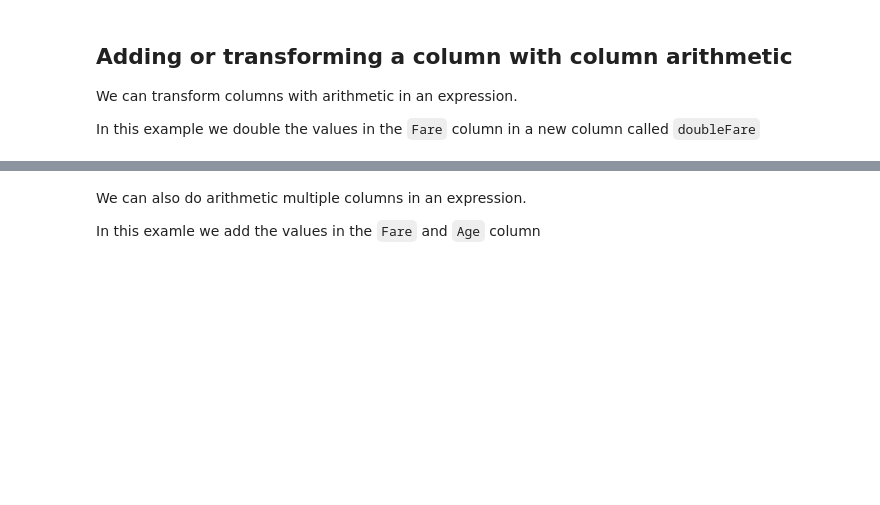
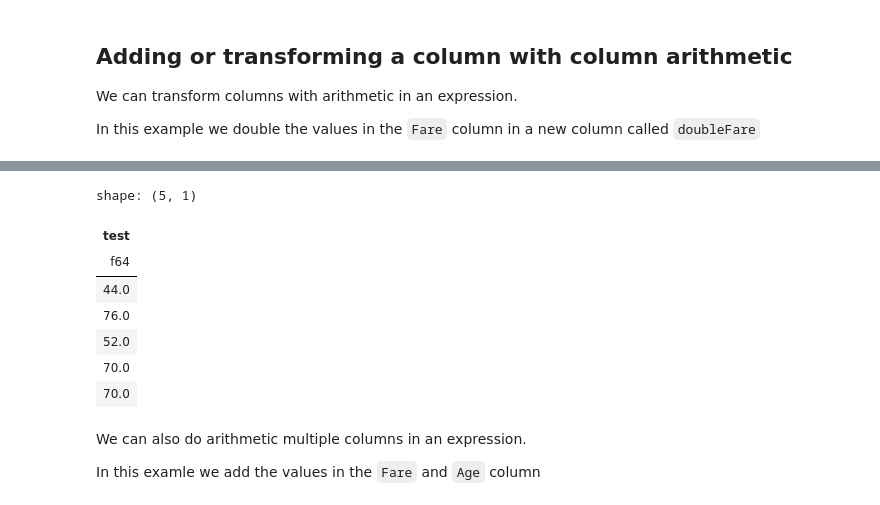
Before and after one commit to ddanghyni/SNT_GYM, a Jupyter notebook: Polars/polars-materials/notebooks/03_selecting_transformations/04-AddingANewColumn.ipynb, the cells around one changed output, grey strips where cells are left out. Saved outputs shown, nothing was run; the diff lists cells and outputs as text; code cells hidden in the pictures; blank space fills up the shorter version.

```diff
--- a/Polars/polars-materials/notebooks/03_selecting_transformations/04-AddingANewColumn.ipynb
+++ b/Polars/polars-materials/notebooks/03_selecting_transformations/04-AddingANewColumn.ipynb
@@ -116,6 +158,23 @@ shape: (3, 13)
 | 1 | 0 | 3 | "Braund, Mr. Owen Harris" | "male" | 22.0 | 1 | 0 | "A/5 21171" | 7.25 | null | ... |
 | 2 | 1 | 1 | "Cumings, Mrs. John Bradley (Fl… | "female" | 38.0 | 1 | 0 | "PC 17599" | 71.2833 | "C85" | ... |
 | 3 | 1 | 3 | "Heikkinen, Miss. Laina" | "female" | 26.0 | 0 | 0 | "STON/O2. 3101282" | 7.925 | null | ... |
+# %%
+(
+    pl.read_csv(csv_file)
+    .select(
+        (pl.col('Age') * 2).alias('test')
+    )
+    .head()
+)
+# %% [output]
+shape: (5, 1)
+| test |
+| f64 |
+| 44.0 |
+| 76.0 |
+| 52.0 |
+| 70.0 |
+| 70.0 |
 # %% [markdown]
 We can also do arithmetic multiple columns in an expression.
 
```
Also changed, not shown: parts of 4 cells of this notebook, 2 other files.
